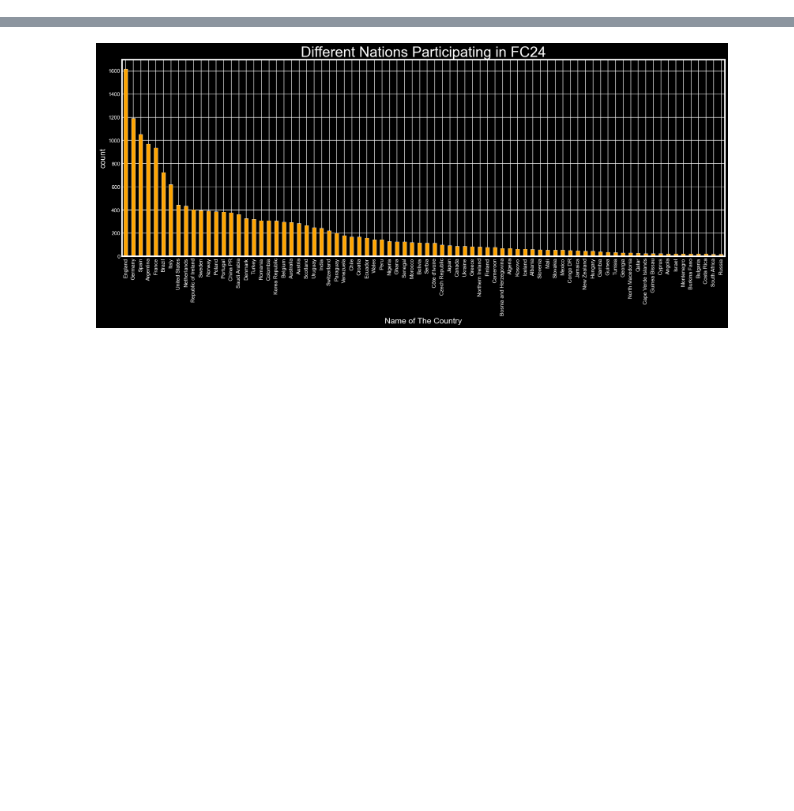
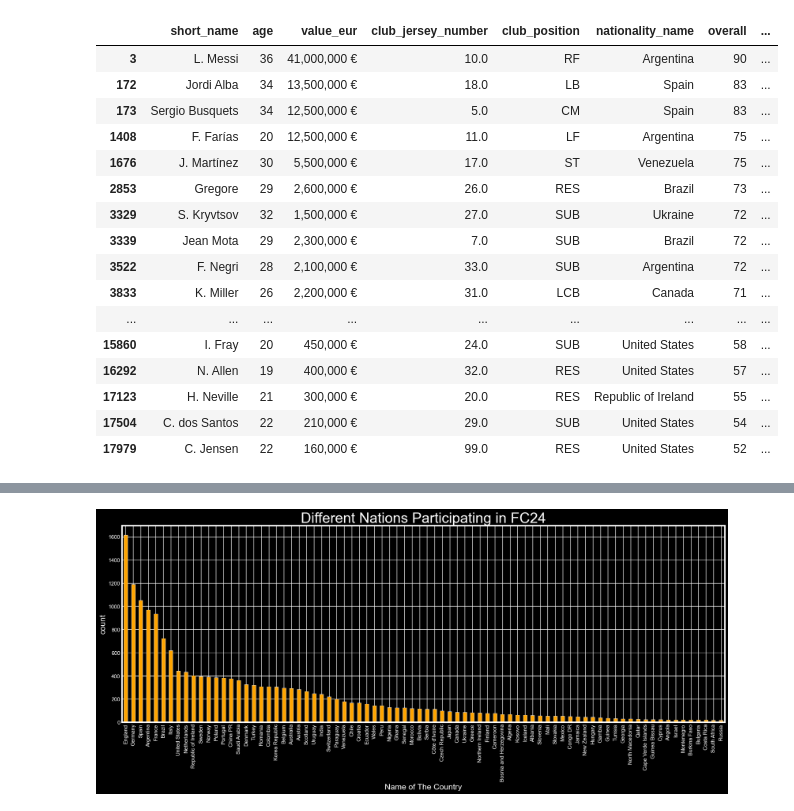
Before and after one commit to flavinhojrz/FIFA-Analysis-with-Data-Science, a Jupyter notebook: main.ipynb, the cells around one changed output, grey strips where cells are left out. Saved outputs shown, nothing was run; the diff lists cells and outputs as text; code cells hidden in the pictures; blank space fills up the shorter version.

```diff
--- a/main.ipynb
+++ b/main.ipynb
@@ -20,8 +39,26 @@ print(get_players_by_country('France'))
 # %%
-def get_players_by_team(x, fifa_version_min=24):
-    players = data[(data['club_name'] == x) & (data['fifa_version'] >= fifa_version_min)][['short_name','age','value_eur','club_jersey_number','club_position','nationality_name','overall','club_contract_valid_until_year']]
+def get_players_by_team(x, data):
+    players = data[data['club_name'] == x][['short_name','age','value_eur','club_jersey_number','club_position','nationality_name','overall','club_contract_valid_until_year']]
     players['value_eur'] = players['value_eur'].apply(lambda x: f"{x:,.0f} €")
     return players
 
-get_players_by_team('Real Madrid')
+get_players_by_team('Inter Miami', fc_24)
+# %% [output]
+|  | short_name | age | value_eur | club_jersey_number | club_position | nationality_name | overall | ... |
+| 3 | L. Messi | 36 | 41,000,000 € | 10.0 | RF | Argentina | 90 | ... |
+| 172 | Jordi Alba | 34 | 13,500,000 € | 18.0 | LB | Spain | 83 | ... |
+| 173 | Sergio Busquets | 34 | 12,500,000 € | 5.0 | CM | Spain | 83 | ... |
+| 1408 | F. Farías | 20 | 12,500,000 € | 11.0 | LF | Argentina | 75 | ... |
+| 1676 | J. Martínez | 30 | 5,500,000 € | 17.0 | ST | Venezuela | 75 | ... |
+| 2853 | Gregore | 29 | 2,600,000 € | 26.0 | RES | Brazil | 73 | ... |
+| 3329 | S. Kryvtsov | 32 | 1,500,000 € | 27.0 | SUB | Ukraine | 72 | ... |
+| 3339 | Jean Mota | 29 | 2,300,000 € | 7.0 | SUB | Brazil | 72 | ... |
+| 3522 | F. Negri | 28 | 2,100,000 € | 33.0 | SUB | Argentina | 72 | ... |
+| 3833 | K. Miller | 26 | 2,200,000 € | 31.0 | LCB | Canada | 71 | ... |
+| ... | ... | ... | ... | ... | ... | ... | ... | ... |
+| 15860 | I. Fray | 20 | 450,000 € | 24.0 | SUB | United States | 58 | ... |
+| 16292 | N. Allen | 19 | 400,000 € | 32.0 | RES | United States | 57 | ... |
+| 17123 | H. Neville | 21 | 300,000 € | 20.0 | RES | Republic of Ireland | 55 | ... |
+| 17504 | C. dos Santos | 22 | 210,000 € | 29.0 | SUB | United States | 54 | ... |
+| 17979 | C. Jensen | 22 | 160,000 € | 99.0 | RES | United States | 52 | ... |
 # %%
```
Also changed, not shown: parts of 9 cells of this notebook.
